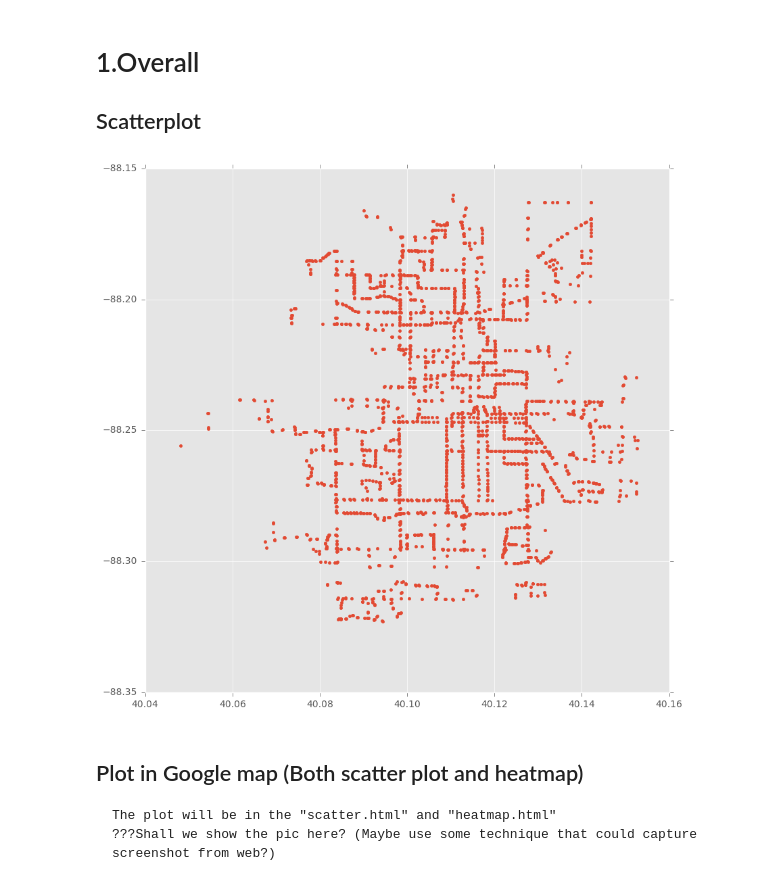
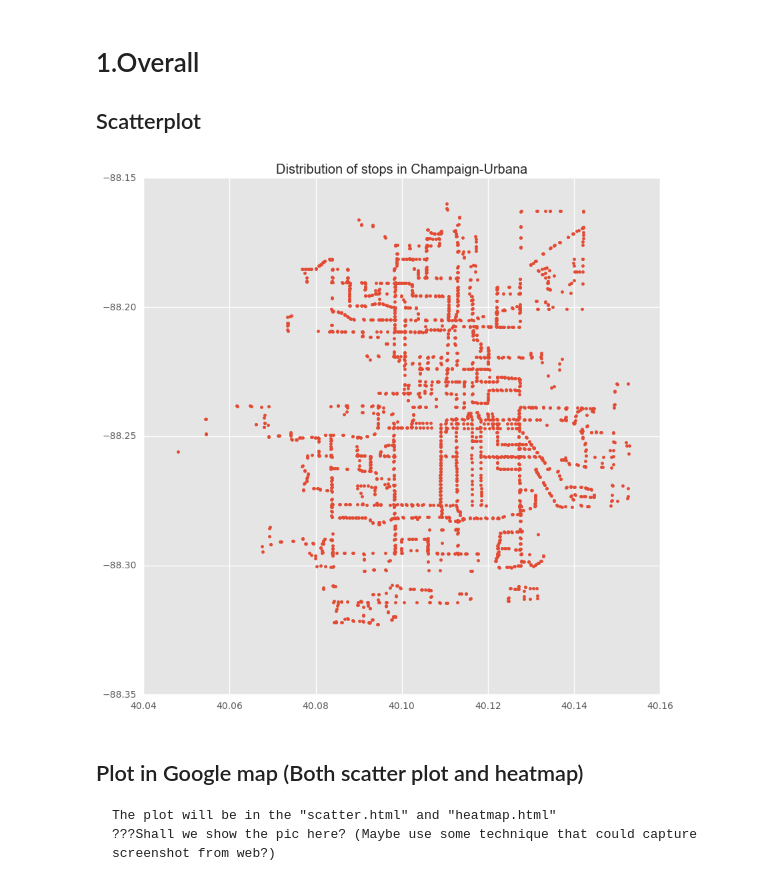
Before and after one commit to UIUC-iSchool-DataViz/project-spring2017, a Jupyter notebook: part1/P1Q2 Stops (20170409).ipynb, the cells around one changed output. Cells and saved outputs as stored; diff of their text form; code cells hidden in the pictures.

```diff
--- a/part1/P1Q2 Stops (20170409).ipynb
+++ b/part1/P1Q2 Stops (20170409).ipynb
@@ -57,9 +82,10 @@ def get_stop_latlon(stop):
 # %%
 plt.rcParams["figure.figsize"] = (10, 10)
 plt.plot(data["stops"]["stop_lat"],data["stops"]["stop_lon"],".")
+plt.title("Distribution of stops in Champaign-Urbana")
 plt.show()
 # %% [output]
-[figure, old version]
+[figure, new version]
 # %% [markdown]
 ## Plot in Google map (Both scatter plot and heatmap)
     The plot will be in the "scatter.html" and "heatmap.html"
```
Also changed, not shown: parts of 12 cells of this notebook, 3 other files.
